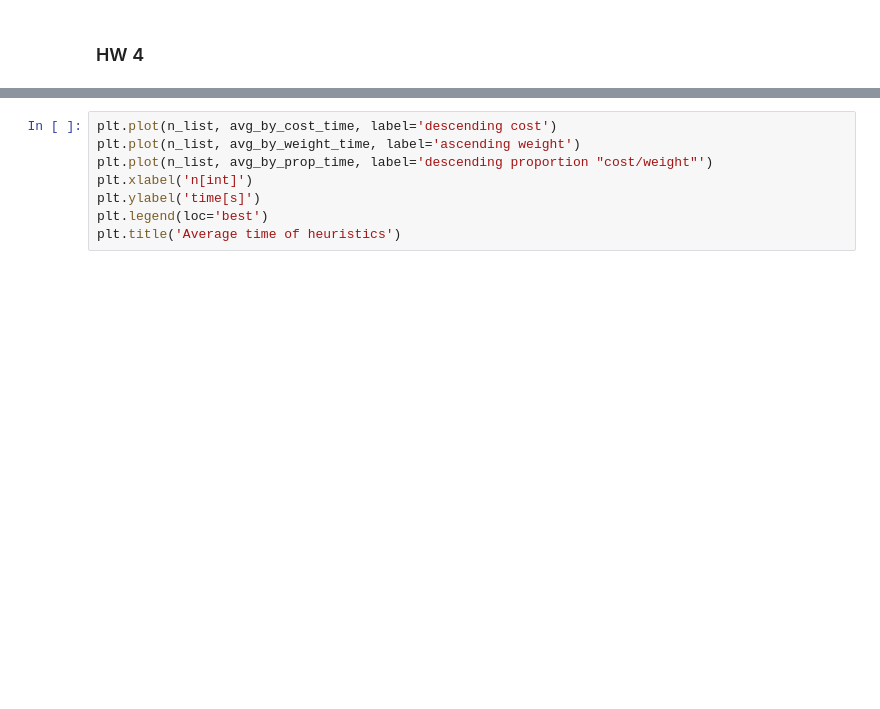
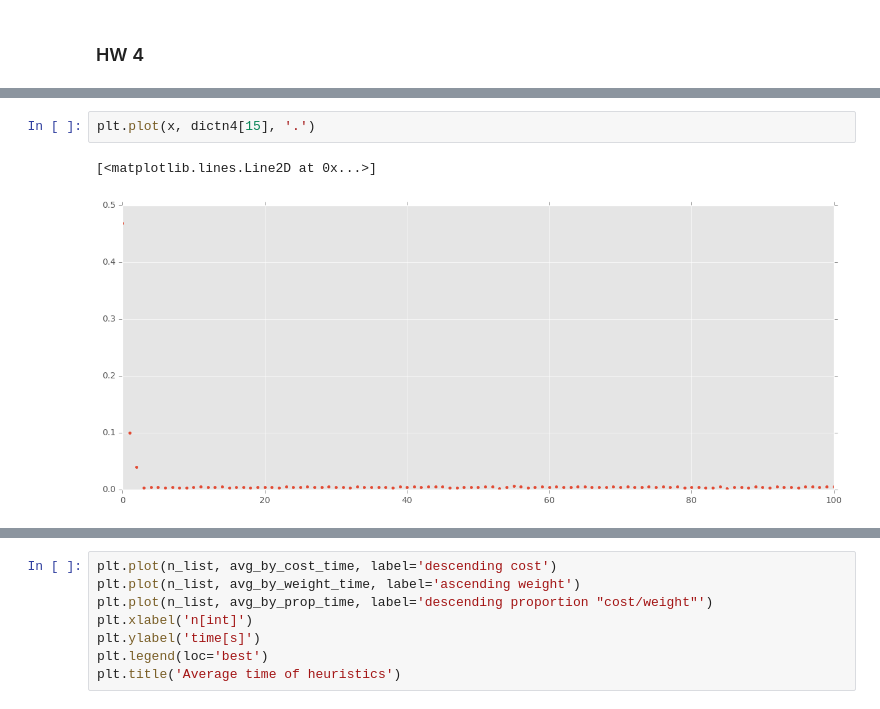
Before and after one commit to bobirdmi/MI-PAA, a Jupyter notebook: hw4.ipynb, the cells around one changed output, grey strips where cells are left out. Cells and saved outputs as stored; diff of their text form; blank space fills up the shorter version.

```diff
--- a/hw4.ipynb
+++ b/hw4.ipynb
@@ -169,0 +168,5 @@ for n in n_list:
+# %%
+plt.plot(x, dictn4[15], '.')
+# %% [output]
+[<matplotlib.lines.Line2D at 0x...>]
+[figure, added]
```
Also changed, not shown: parts of 12 cells of this notebook.
